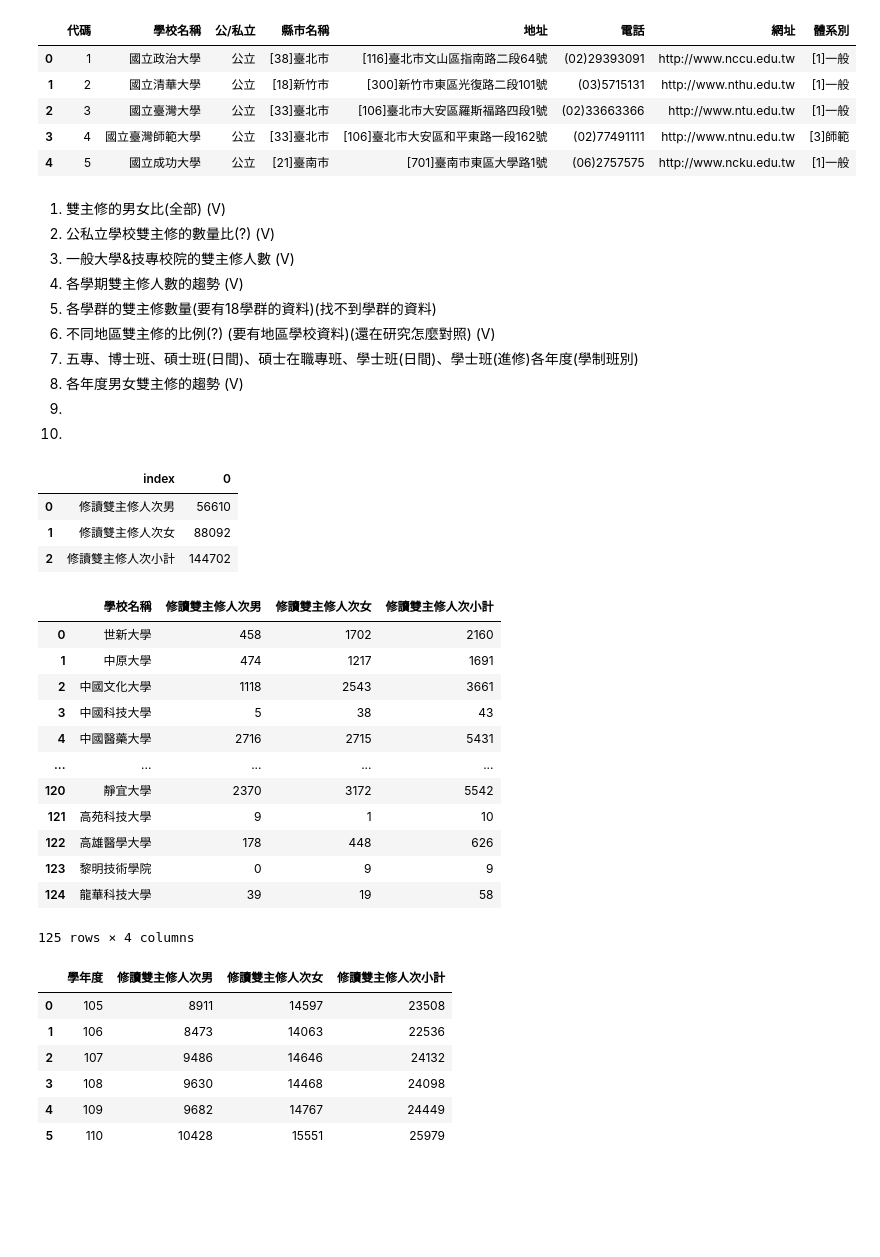
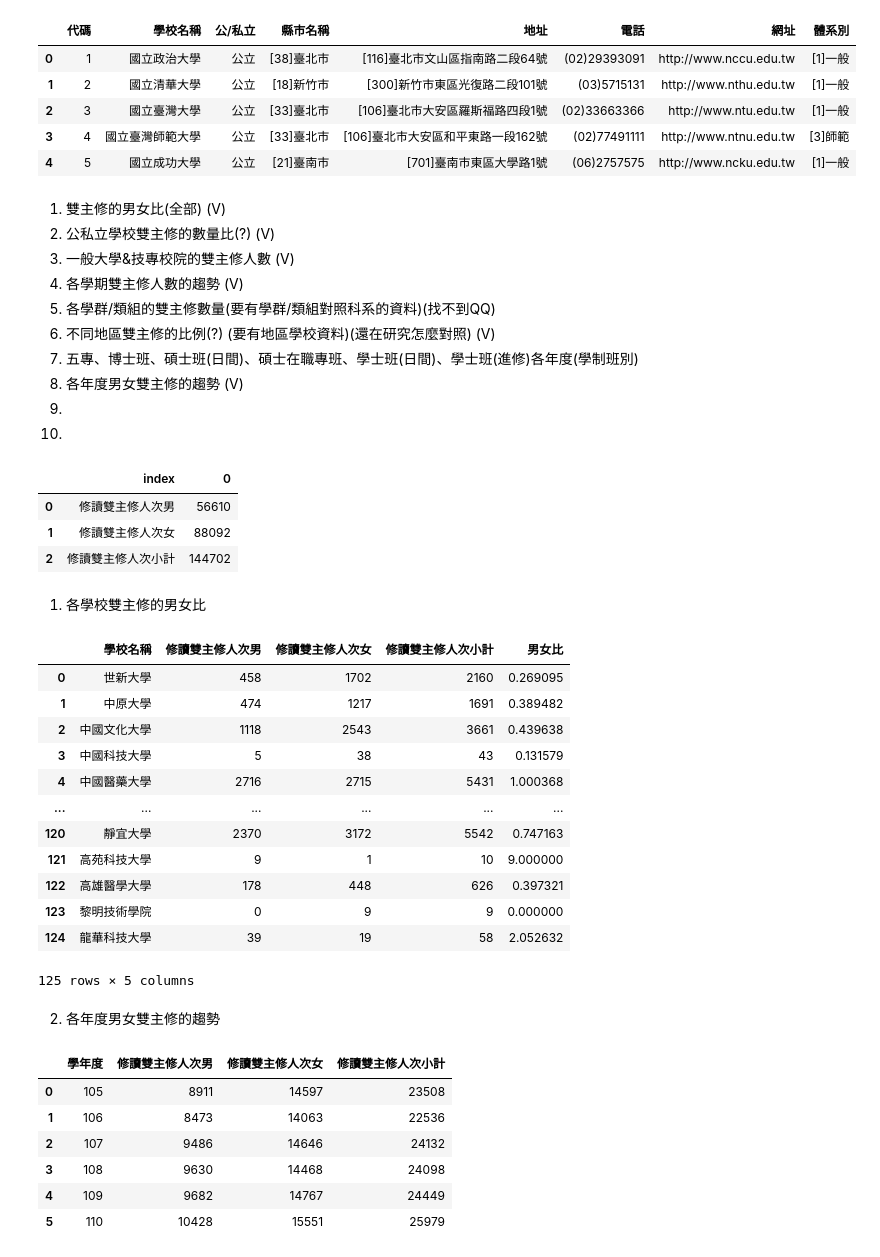
Before and after one commit to Memory-HuiYi/LAT, a Jupyter notebook: HW01/HW01.ipynb, the cells around one changed output. Cells and saved outputs as stored; diff of their text form; code cells hidden in the pictures; blank space fills up the shorter version.

```diff
--- a/HW01/HW01.ipynb
+++ b/HW01/HW01.ipynb
@@ -32,7 +32,7 @@ dfRegion.head()
 2. 公私立學校雙主修的數量比(?) (V)
 3. 一般大學&技專校院的雙主修人數 (V)
 4. 各學期雙主修人數的趨勢 (V)
-5. 各學群的雙主修數量(要有18學群的資料)(找不到學群的資料)
+5. 各學群/類組的雙主修數量(要有學群/類組對照科系的資料)(找不到QQ)
 6. 不同地區雙主修的比例(?) (要有地區學校資料)(還在研究怎麼對照) (V)
 7. 五專、博士班、碩士班(日間)、碩士在職專班、學士班(日間)、學士班(進修)各年度(學制班別)
 8. 各年度男女雙主修的趨勢 (V)
@@ -47,24 +47,29 @@ sex
 | 0 | 修讀雙主修人次男 | 56610 |
 | 1 | 修讀雙主修人次女 | 88092 |
 | 2 | 修讀雙主修人次小計 | 144702 |
+# %% [markdown]
+1. 各學校雙主修的男女比
 # %%
 #各學校雙主修男女比
 collegesex = df[['學校名稱', '修讀雙主修人次男', '修讀雙主修人次女', '修讀雙主修人次小計']].groupby(['學校名稱']).sum().reset_index()
+collegesex = collegesex.assign(男女比 = collegesex['修讀雙主修人次男'] / collegesex['修讀雙主修人次女'])
 collegesex
 # %% [output]
-|  | 學校名稱 | 修讀雙主修人次男 | 修讀雙主修人次女 | 修讀雙主修人次小計 |
-| 0 | 世新大學 | 458 | 1702 | 2160 |
-| 1 | 中原大學 | 474 | 1217 | 1691 |
-| 2 | 中國文化大學 | 1118 | 2543 | 3661 |
-| 3 | 中國科技大學 | 5 | 38 | 43 |
-| 4 | 中國醫藥大學 | 2716 | 2715 | 5431 |
-| ... | ... | ... | ... | ... |
-| 120 | 靜宜大學 | 2370 | 3172 | 5542 |
-| 121 | 高苑科技大學 | 9 | 1 | 10 |
-| 122 | 高雄醫學大學 | 178 | 448 | 626 |
-| 123 | 黎明技術學院 | 0 | 9 | 9 |
-| 124 | 龍華科技大學 | 39 | 19 | 58 |
+|  | 學校名稱 | 修讀雙主修人次男 | 修讀雙主修人次女 | 修讀雙主修人次小計 | 男女比 |
+| 0 | 世新大學 | 458 | 1702 | 2160 | 0.269095 |
+| 1 | 中原大學 | 474 | 1217 | 1691 | 0.389482 |
+| 2 | 中國文化大學 | 1118 | 2543 | 3661 | 0.439638 |
+| 3 | 中國科技大學 | 5 | 38 | 43 | 0.131579 |
+| 4 | 中國醫藥大學 | 2716 | 2715 | 5431 | 1.000368 |
+| ... | ... | ... | ... | ... | ... |
+| 120 | 靜宜大學 | 2370 | 3172 | 5542 | 0.747163 |
+| 121 | 高苑科技大學 | 9 | 1 | 10 | 9.000000 |
+| 122 | 高雄醫學大學 | 178 | 448 | 626 | 0.397321 |
+| 123 | 黎明技術學院 | 0 | 9 | 9 | 0.000000 |
+| 124 | 龍華科技大學 | 39 | 19 | 58 | 2.052632 |
-125 rows × 4 columns
+125 rows × 5 columns
+# %% [markdown]
+2. 各年度男女雙主修的趨勢
 # %%
 #各年度男女雙主修的趨勢
 yearsex = df[['學年度', '修讀雙主修人次男', '修讀雙主修人次女', '修讀雙主修人次小計']].groupby(['學年度']).sum().reset_index()
```
Also changed, not shown: parts of 15 cells of this notebook.
